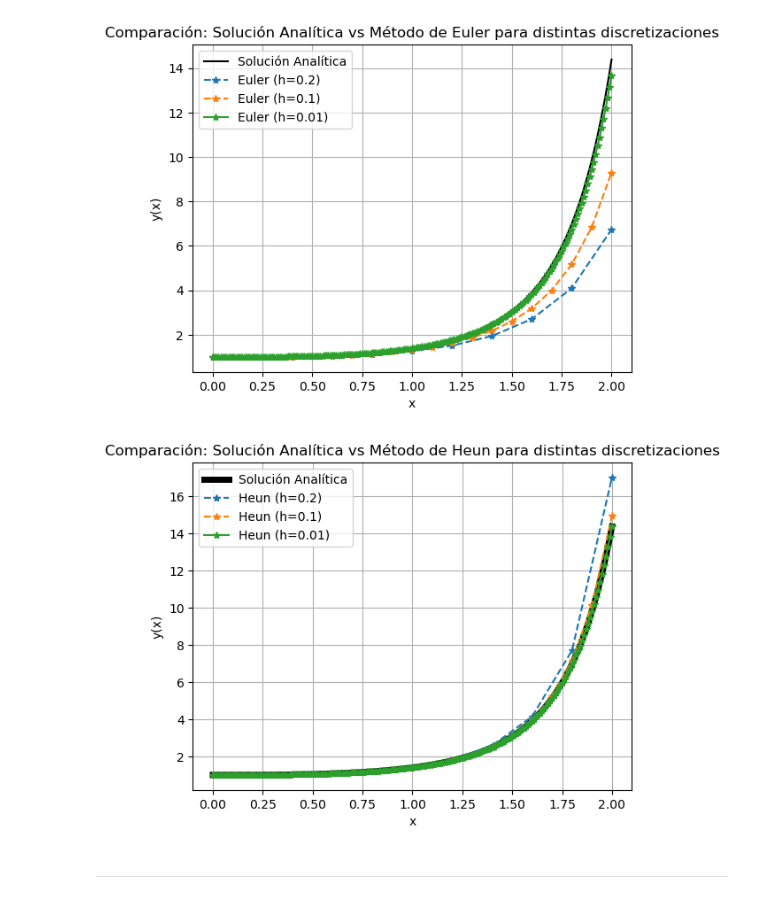
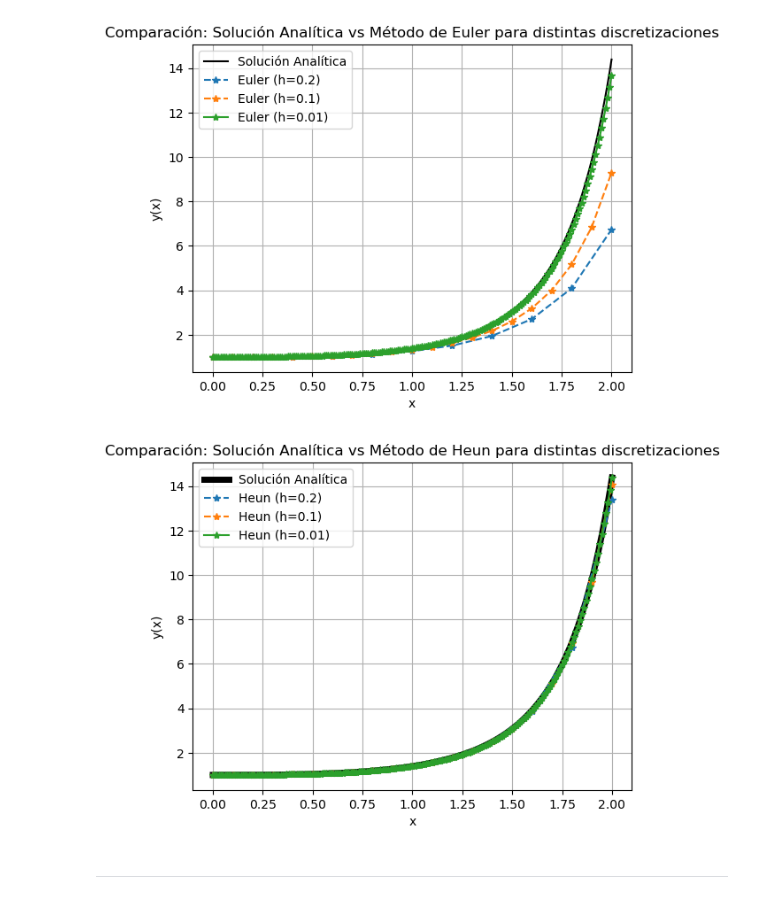
Before and after one commit to Diaz-Excoffon-Gonzalo/TP1-Calculo-avanzado, a Jupyter notebook: Diaz y Rubinstein - Calculo Avanzado - TP1.ipynb, the cells around one changed output. Drawn from its saved outputs; the diff is of its cells as text; code cells hidden in the pictures.

```diff
--- a/Diaz y Rubinstein - Calculo Avanzado - TP1.ipynb
+++ b/Diaz y Rubinstein - Calculo Avanzado - TP1.ipynb
@@ -129,36 +125,45 @@ plt.show()
 # %%
 # Ahora, hacemos lo mismo para el método de Heun
 y1_H = np.zeros(N1+1)
 y2_H = np.zeros(N2+1)
 y3_H = np.zeros(N3+1)
 
 # Imponemos la condición inicial y(0) = 1
 y1_H[0] = 1
 y2_H[0] = 1
 y3_H[0] = 1
 
 # Aplicamos el método de Heun para cada discretización
 for i in range(N1):
-    y1_H[i + 1] = y1_H[i]*(1 + (h1 / 2) * (x1[i]**2))/(1 - (h1 / 2) * (x1[i+1]**2))
+    y_pred = y1_H[i] + h1 * (x1[i]**2) * y1_H[i]
+    y1_H[i + 1] = y1_H[i] + (h1 / 2) * ((x1[i]**2) * y1_H[i] + (x1[i+1]**2) * y_pred)
+
 for i in range(N2):
-    y2_H[i + 1] = y2_H[i]*(1 + (h2 / 2) * (x2[i]**2))/(1 - (h2 / 2) * (x2[i+1]**2))
+    y_pred = y2_H[i] + h2 * (x2[i]**2) * y2_H[i]
+    y2_H[i + 1] = y2_H[i] + (h2 / 2) * ((x2[i]**2) * y2_H[i] + (x2[i+1]**2) * y_pred)
+
 for i in range(N3):
-    y3_H[i + 1] = y3_H[i]*(1 + (h3 / 2) * (x3[i]**2))/(1 - (h3 / 2) * (x3[i+1]**2))
+    y_pred = y3_H[i] + h3 * (x3[i]**2) * y3_H[i]
+    y3_H[i + 1] = y3_H[i] + (h3 / 2) * ((x3[i]**2) * y3_H[i] + (x3[i+1]**2) * y_pred)
+
+
+
+
 
 # Graficamos la solución exacta con las aproximaciones obtenidas con el método de Heun
 plt.figure()
 plt.title('Comparación: Solución Analítica vs Método de Heun para distintas discretizaciones')
 plt.plot(x3, y_exacta, 'k-', linewidth = 5, label='Solución Analítica')
 plt.plot(x1, y1_H, '*--', label='Heun (h=0.2)')
 plt.plot(x2, y2_H, '*--', label='Heun (h=0.1)')
 plt.plot(x3, y3_H, '*-', label='Heun (h=0.01)')
 plt.xlabel('x')
 plt.ylabel('y(x)')
 plt.legend()
 plt.grid(True)
 plt.show()
 # %% [output]
-[figure, old version]
+[figure, new version]
 # %% [markdown]
 
 ---
```
Also changed, not shown: parts of 4 cells of this notebook.
